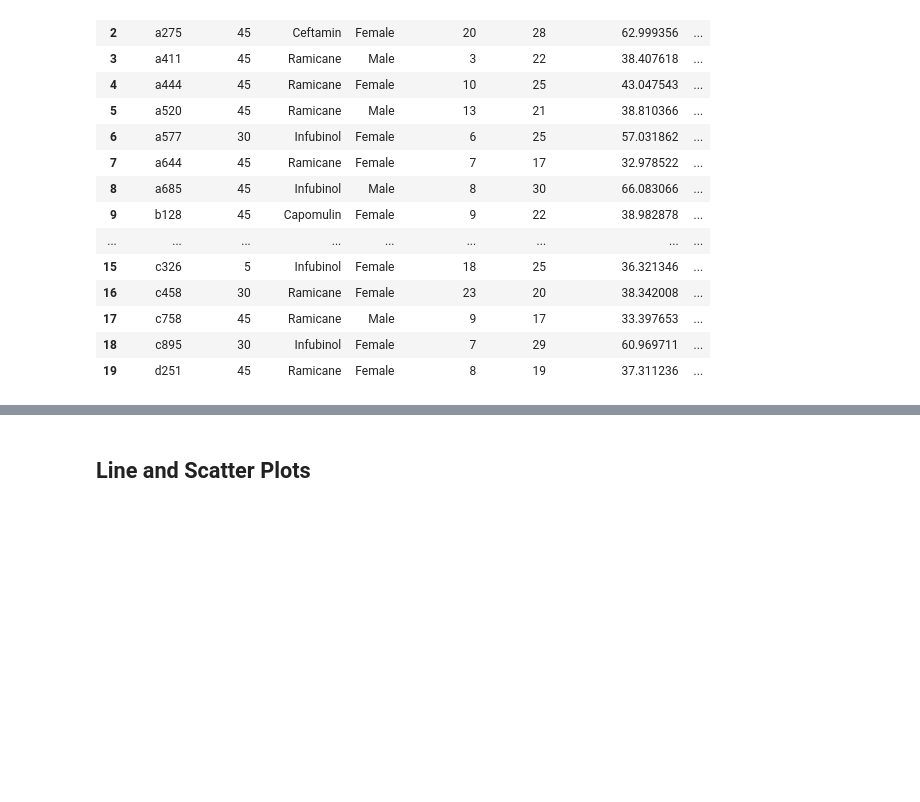
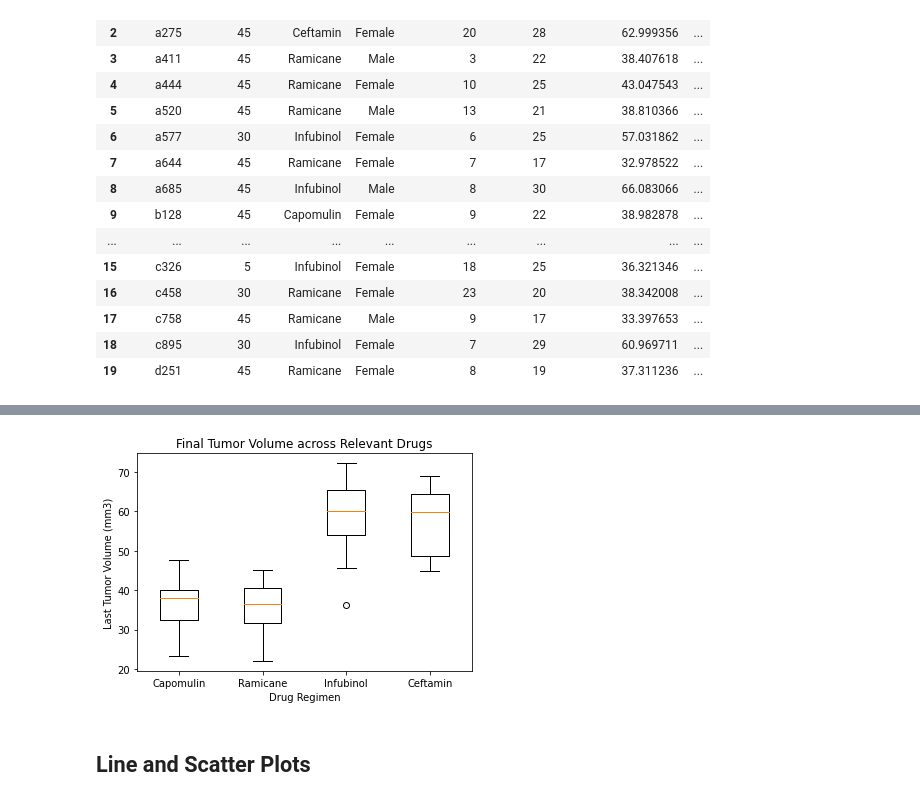
Before and after one commit to eenabow/Matplotlib_challenge, a Jupyter notebook: Pymaceuticals/pymaceuticals_starter.ipynb, the cells around one changed output, grey strips where cells are left out. Drawn from its saved outputs; the diff is of its cells as text; code cells hidden in the pictures; blank space fills up the shorter version.

Commit message:
Adding code for boxplot

```diff
--- a/Pymaceuticals/pymaceuticals_starter.ipynb
+++ b/Pymaceuticals/pymaceuticals_starter.ipynb
@@ -300,11 +297,13 @@ Name: Tumor Volume (mm3), dtype: int64
 # %%
 # Generate a box plot of the final tumor volume of each mouse across four regimens of interest
+plt.boxplot(tumor_volume, labels= Drugs)
+plt.title("Final Tumor Volume across Relevant Drugs")
+plt.xlabel("Drug Regimen")
+plt.ylabel("Last Tumor Volume (mm3)")
 
-fig1, ax1 = plt.subplots()
-axl.set_title("Final Tumor Volume")
-axl.set_ylabel("Tumor Volume (mm3)")
-axl.boxplot( # list of each drug tumor volumes)
 plt.show()
+# %% [output]
+[figure, added]
 # %% [markdown]
 ## Line and Scatter Plots
 # %%
```
Also changed, not shown: parts of 1 cell of this notebook.
